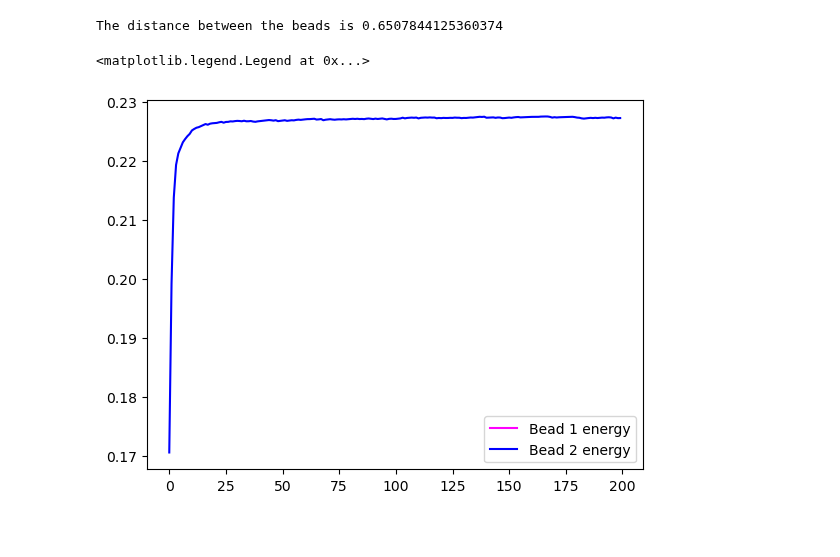
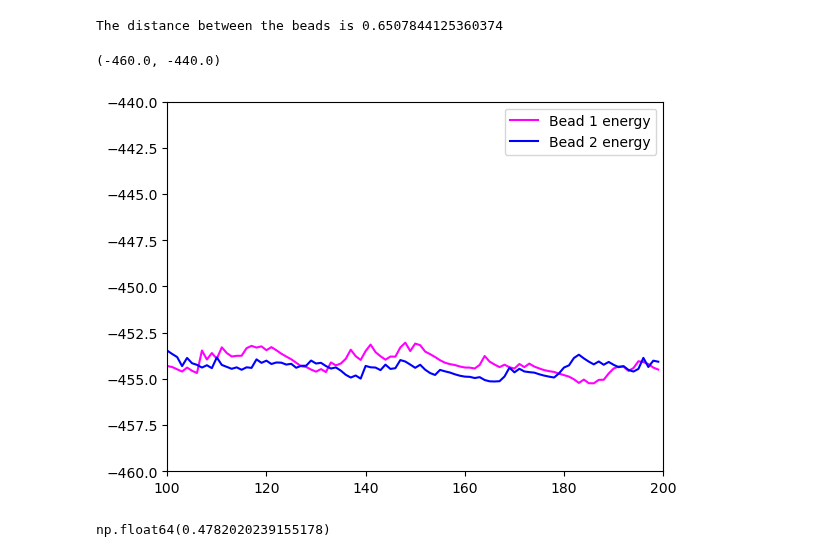
Before and after one commit to Mau-bep/MiraculousMembranes, a Jupyter notebook: projects/geometric-flow/Scripts/Analysis_nb.ipynb, the cells around one changed output. Cells and saved outputs as stored; diff of their text form; code cells hidden in the pictures; blank space fills up the shorter version.

```diff
--- a/projects/geometric-flow/Scripts/Analysis_nb.ipynb
+++ b/projects/geometric-flow/Scripts/Analysis_nb.ipynb
@@ -773,11 +773,13 @@ print("The distance between the beads is {}".format(r))
 The distance between the beads is 0.6507844125360374
 # %%
 # plt.plot(E_Tot, label='Total energy',color='black')
-plt.plot(E_Bead_1/700, label='Bead 1 energy',color='magenta')
+plt.plot(E_Bead_1, label='Bead 1 energy',color='magenta')
 # plt.plot(E_Bend/20, label='Bending energy',color='purple')
 # plt.plot(E_Vol, label='Volume energy',color='green')
-plt.plot(E_Bead_2/(700), label='Bead 2 energy',color='blue')
+plt.plot(E_Bead_2, label='Bead 2 energy',color='blue')
 plt.legend()
+plt.xlim(100,200)
+plt.ylim(-460,-440)
 # %% [output]
-<matplotlib.legend.Legend at 0x...>
+(-460.0, -440.0)
-[figure, old version]
+[figure, new version]
@@ -783,0 +790,4 @@ plt.legend()
+# %%
+1.6*np.sqrt(2-2*np.cos(0.3))
+# %% [output]
+np.float64(0.4782020239155178)
```
Also changed, not shown: parts of 1 cell of this notebook, 3 other files.
